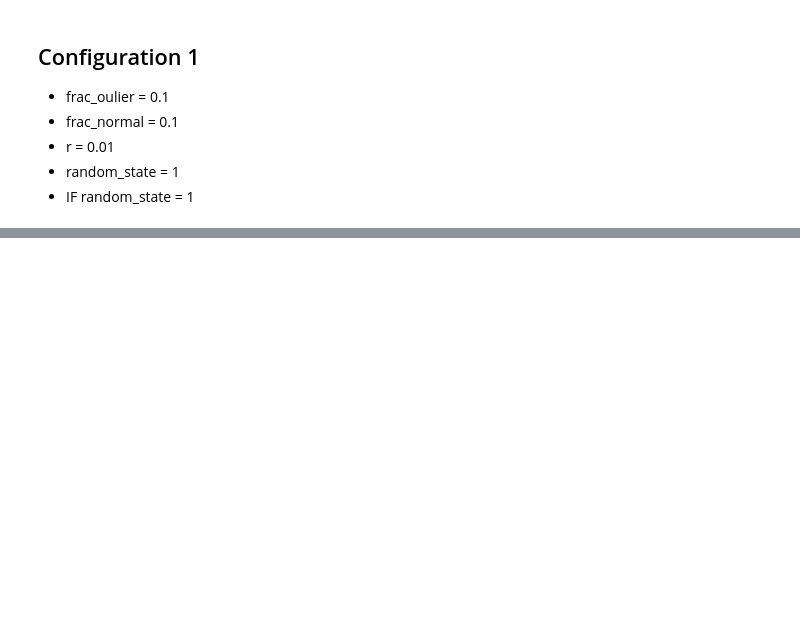
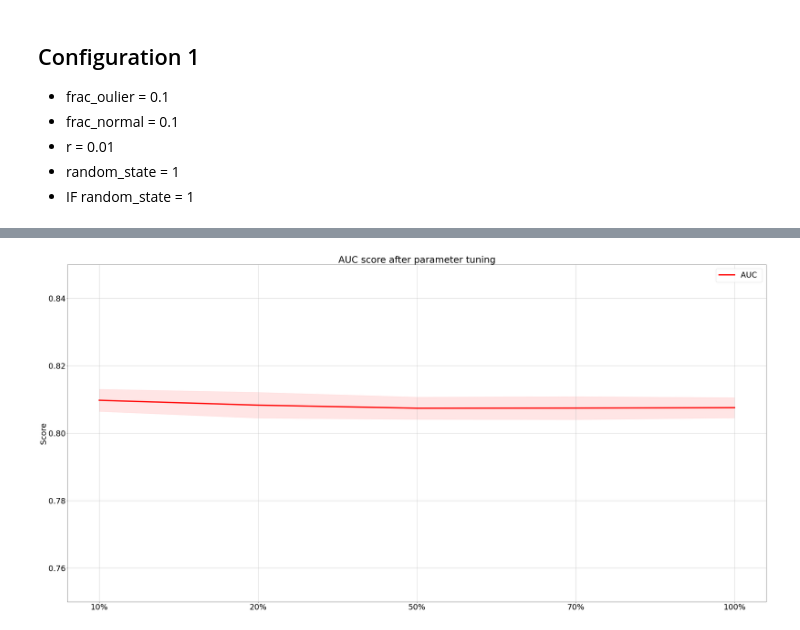
Before and after one commit to Thanhphan1147/kddcup_benchmark, a Jupyter notebook: notebook/Increasing the number of normal data.ipynb, the cells around one changed output, grey strips where cells are left out. Cells and saved outputs as stored; diff of their text form; code cells hidden in the pictures; blank space fills up the shorter version.

```diff
--- a/notebook/Increasing the number of normal data.ipynb
+++ b/notebook/Increasing the number of normal data.ipynb
@@ -320,7 +97,0 @@ results_if_2
-# %%
-param = best_param_2
-print(f"tuned parameters: {param}")
-stime = time.time()
-y_pred = IsolationForest(contamination=param['contamination'], max_samples=param['max_samples'], n_estimators=param['n_estimators'], n_jobs = -1, random_state = 2).fit(x_train_sf).predict(x_test_sf)
-print("Time for IF fitting: %.3f" % (time.time() - stime))
-print(classification_report(y_test_sf, y_pred, target_names=["normal", "anomaly"]))
@@ -1811,13 +97,0 @@ Time for IF fitting: 52.539
-# %%
-frac = 1.0
-
-dfSF = dfsf_normal.sample(frac = frac, random_state = 1).append(dfsf_attack.sample(frac = frac, random_state = 1))
-
-anomaly_rate = 1.0 - len(dfSF.loc[dfSF["target"]=='normal.'])/len(dfSF)
-print(f"anomaly rate is {anomaly_rate:.1%} out of {len(dfSF)} records")
-
-dfSF['binary_target'] = [1 if x=='normal.' else -1 for x in dfSF["target"]]
-toDecode = toDecodeSF
-leSF = preprocessing.LabelEncoder()
-for f in toDecode:
-    dfSF[f] = leSF.fit_transform(dfSF[f])
@@ -1993,0 +607,59 @@ ValueError: x and y must have same first dimension, but have shapes (4,) and (3,
+# %%
+Y = []
+Y.append((0.8097585919733324, 0.0032902212447014183))
+# 0.7615084312343328 \pm 0.004667842728500686
+# 0.8097585919733324 \pm 0.0032902212447014183
+
+Y.append((0.8083069600363969, 0.003814378339180022))
+# 0.7610577282162615 \pm 0.005833314667089402
+# 0.8083069600363969 \pm 0.003814378339180022
+
+Y.append((0.807408383400336, 0.0032999139284239994))
+# 0.7607621067794785 \pm 0.005068633584238468
+# 0.807408383400336 \pm 0.0032999139284239994
+
+Y.append((0.8074497577708623, 0.0034199305418666334))
+# 0.7610049085667185 \pm 0.00523968813112115
+# 0.8074497577708623 \pm 0.0034199305418666334
+
+Y.append((0.8075538054510369, 0.0030097956183714448))
+# 0.7613021622516482 \pm 0.0046299785905639145
+# 0.8075538054510369 \pm 0.0030097956183714448
+
+Y_mean = np.array([a for a, b in Y])
+Y_std_dev = np.array([b for a, b in Y])
+
+plt.figure(figsize=(40,20))
+plt.rc('font', size=30)
+
+plt.title('AUC score after parameter tuning')
+plt.ylabel("Score")
+ax = plt.axes()
+ax.set_ylim(0.75, 0.85)
+pad = 0.005
+
+labels = ["10%", "20%", "50%", "70%", "100%"]
+colors = {'1': 'r', '2':'b', '3':'c', '4':'y'}
+scorer = 'AUC'
+
+
+# Y_axis = np.array([best_score_1, best_score_2, best_score_3, best_score_4])
+#
+# X_axis = np.array(labels)
+# Y_axis = [a for a,b in stat_auc]
+# Y_std_dev = [b for a,b in stat_auc]
+
+ax.plot(X_axis, Y_mean, '-', color=colors['1'],label="%s " % ("AUC"), linewidth=5)
+ax.fill_between(X_axis, Y_mean - Y_std_dev,
+                        Y_mean + Y_std_dev,
+                        alpha=0.1, color=colors['1'])
+# ax.plot(X_axis, Y_axis_recall, '-', color=colors['2'],label="%s " % ("Recall"), linewidth=5)
+
+plt.legend(loc="best")
+plt.grid('off')
+plt.tight_layout()
+plt.savefig("IF_graph_v2_AUC_normal_data.png", dpi=100)
+
+plt.show()
+# %% [output]
+[figure, added]
```
Also changed, not shown: parts of 71 cells of this notebook, 6 other files.
